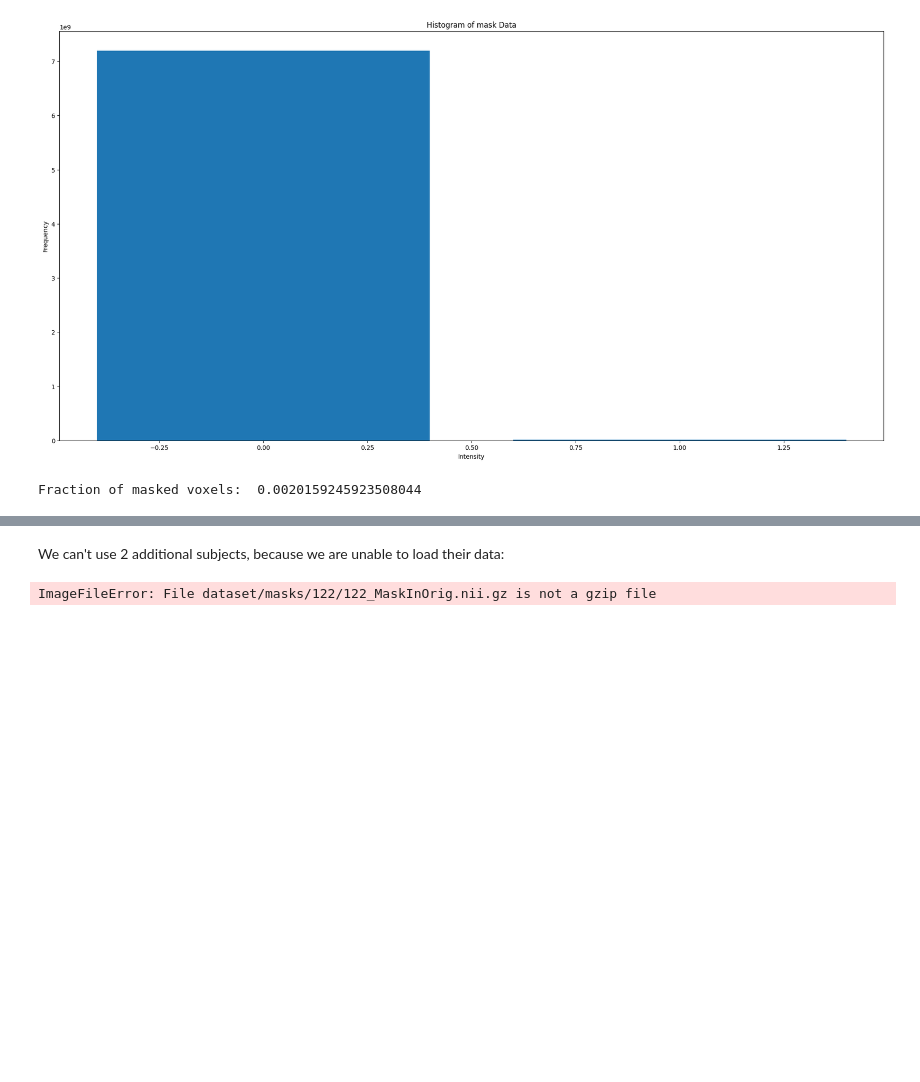
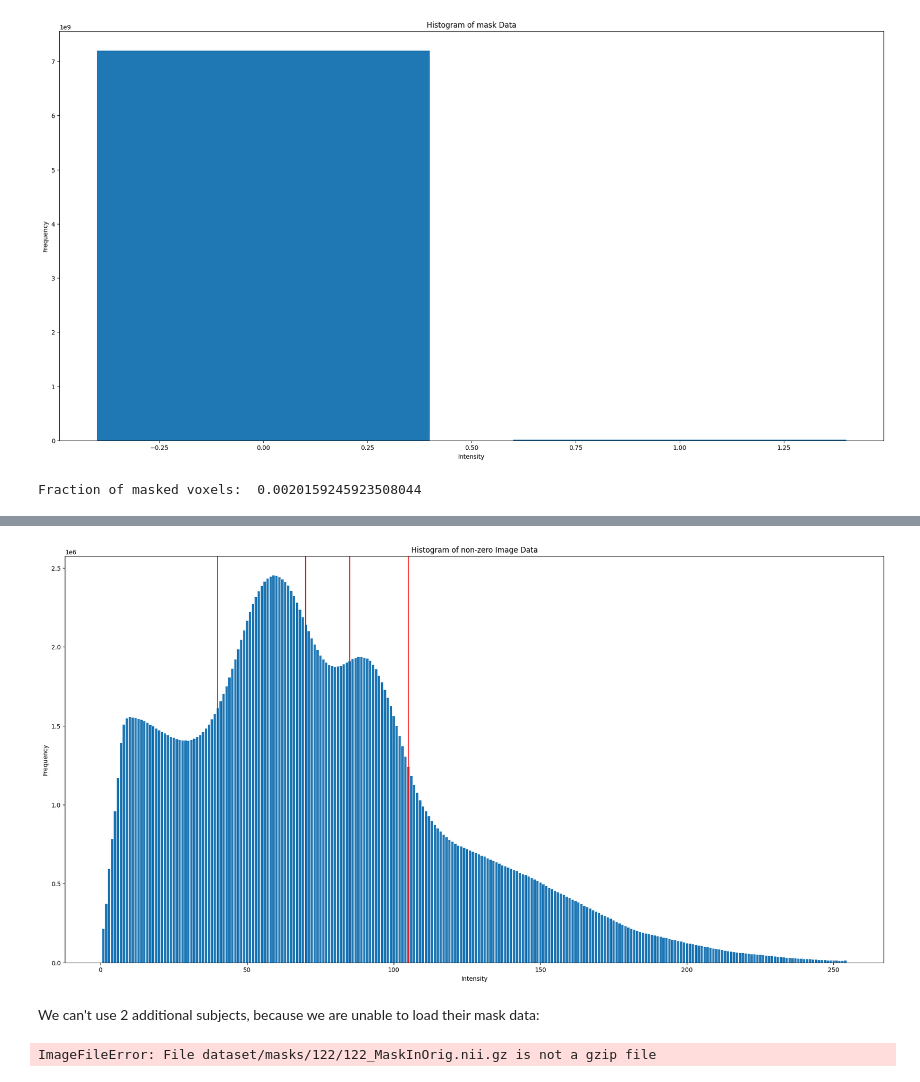
Before and after one commit to AAAI-2025-Hackathon/team_10, a Jupyter notebook: data_analysis.ipynb, the cells around one changed output, grey strips where cells are left out. Drawn from its saved outputs; the diff is of its cells as text; code cells hidden in the pictures; blank space fills up the shorter version.

```diff
--- a/data_analysis.ipynb
+++ b/data_analysis.ipynb
@@ -277,5 +315,35 @@ Fraction of masked voxels:  0.0020159245923508044
+# %%
+sets = ("orig", "masks_orig")
+mri_histogram = np.zeros((256,), dtype=np.int64)
+masks_histohram = np.zeros((256,), dtype=np.int64)
+for id in healthy_ids:
+    try:
+        image_data = load_image(id, sets[0]).get_fdata()
+        mri_histogram = update_histogram(mri_histogram, image_data)
+    except (FileNotFoundError, nibabel.loadsave.ImageFileError):
+        continue
+    if id not in healthy_ids:
+        try:
+            mask_data = load_image(id, sets[1]).get_fdata()
+            masks_histohram = update_histogram(masks_histohram, mask_data)
+        except (FileNotFoundError, nibabel.loadsave.ImageFileError):
+            continue
+
+
+plt.figure(figsize=(24,12))
+plt.bar(range(1, 255), mri_histogram[1:255])
+plt.xlabel('Intensity')
+plt.ylabel('Frequency')
+plt.title('Histogram of non-zero Image Data')
+plt.axvline(40, *plt.ylim(), color="red")
+plt.axvline(70, *plt.ylim(), color="red")
+plt.axvline(85, *plt.ylim(), color="red")
+plt.axvline(105, *plt.ylim(), color="red")
+plt.show()
+# %% [output]
+[figure, added]
 # %% [markdown]
-We can't use 2 additional subjects, because we are unable to load their data:
+We can't use 2 additional subjects, because we are unable to load their mask data:
 # %%
 load_image(122, "masks_orig")
 # %% [output]
```
Also changed, not shown: parts of 4 cells of this notebook.
